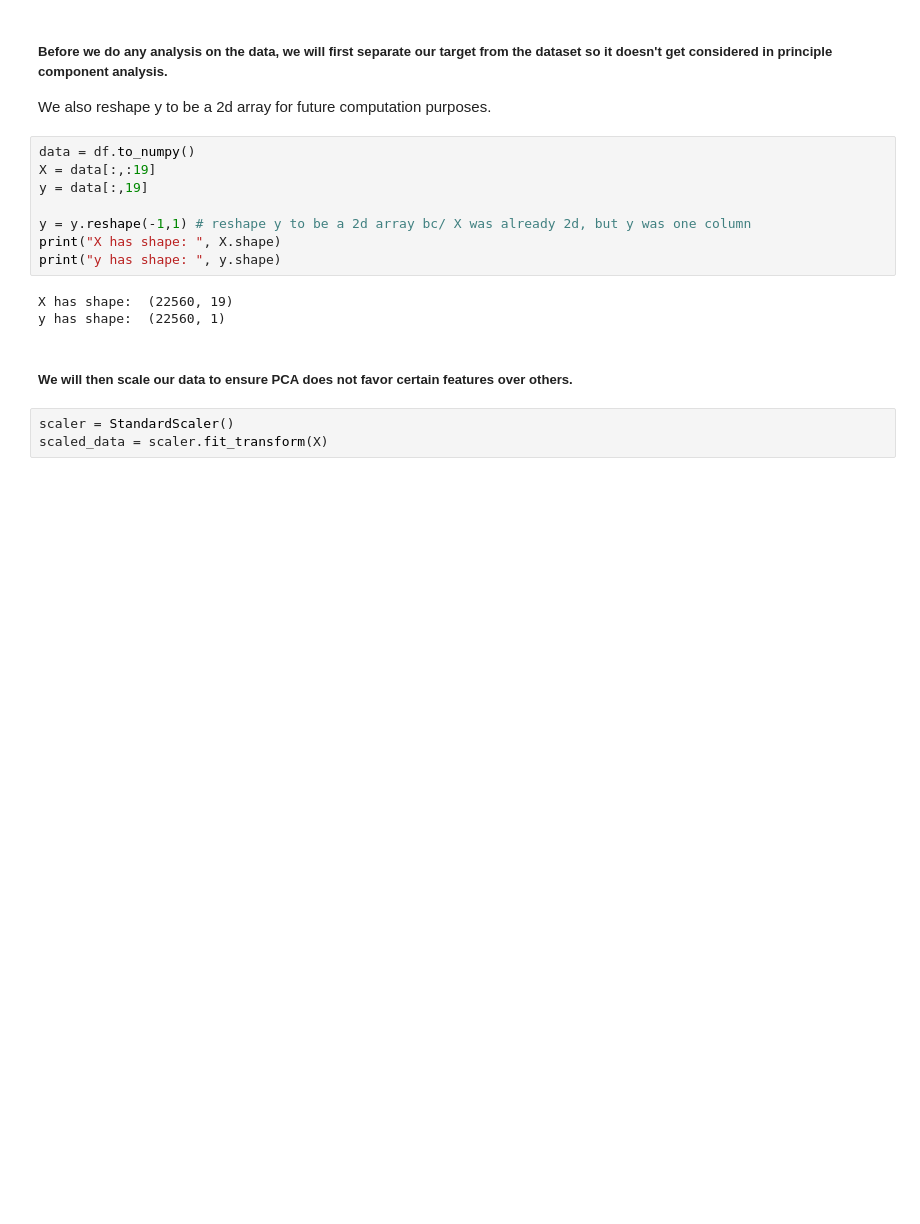
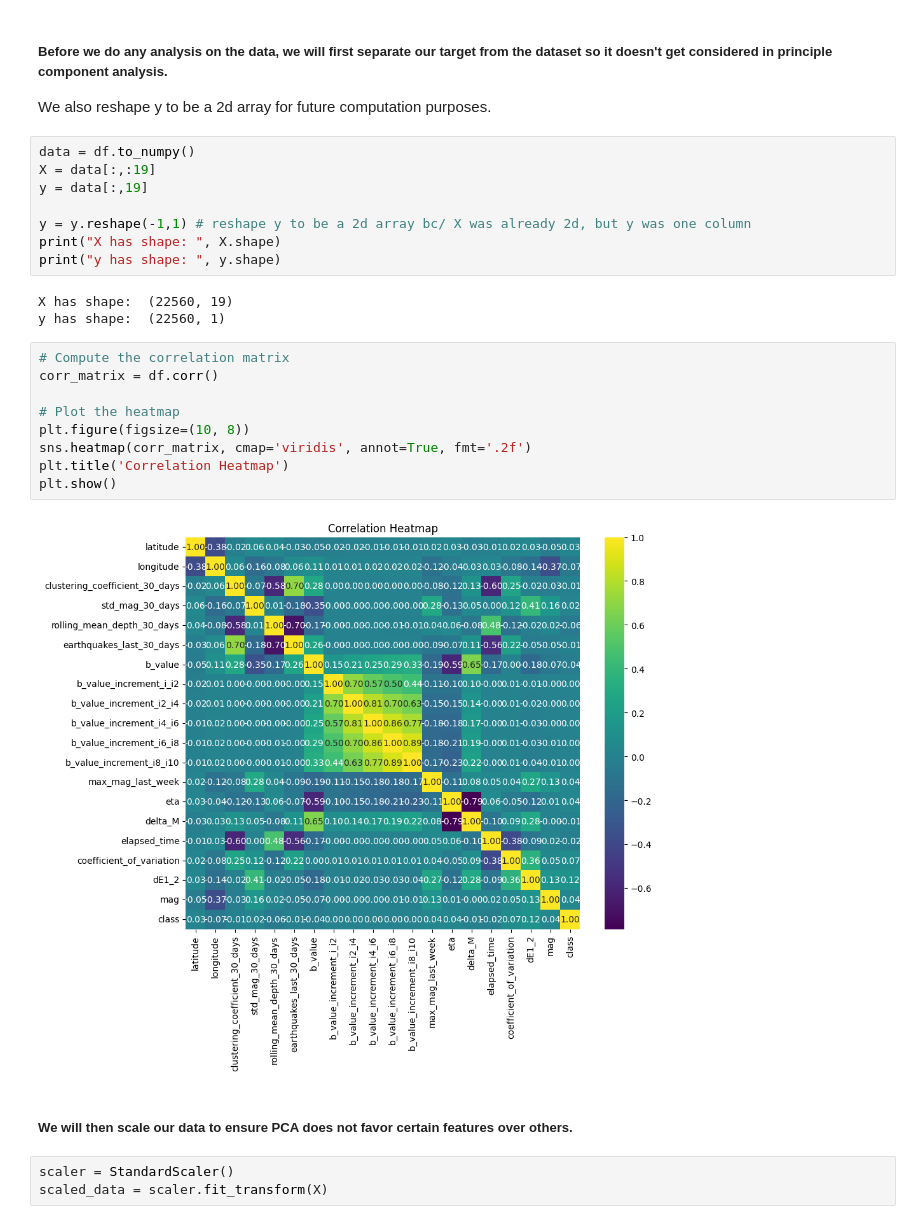
Before and after one commit to Goosy-Goose/CS-UY-4563-final-project, a Jupyter notebook: final_project.ipynb, the cells around one changed output. Drawn from its saved outputs; the diff is of its cells as text; blank space fills up the shorter version.

```diff
--- a/final_project.ipynb
+++ b/final_project.ipynb
@@ -73,6 +74,17 @@ print("y has shape: ", y.shape)
 # %% [output]
 X has shape:  (22560, 19)
 y has shape:  (22560, 1)
+# %%
+# Compute the correlation matrix
+corr_matrix = df.corr()
+
+# Plot the heatmap
+plt.figure(figsize=(10, 8))
+sns.heatmap(corr_matrix, cmap='viridis', annot=True, fmt='.2f')
+plt.title('Correlation Heatmap')
+plt.show()
+# %% [output]
+[figure, added]
 # %% [markdown]
 ##### We will then scale our data to ensure PCA does not favor certain features over others.
 # %%
```
Also changed, not shown: parts of 7 cells of this notebook.
